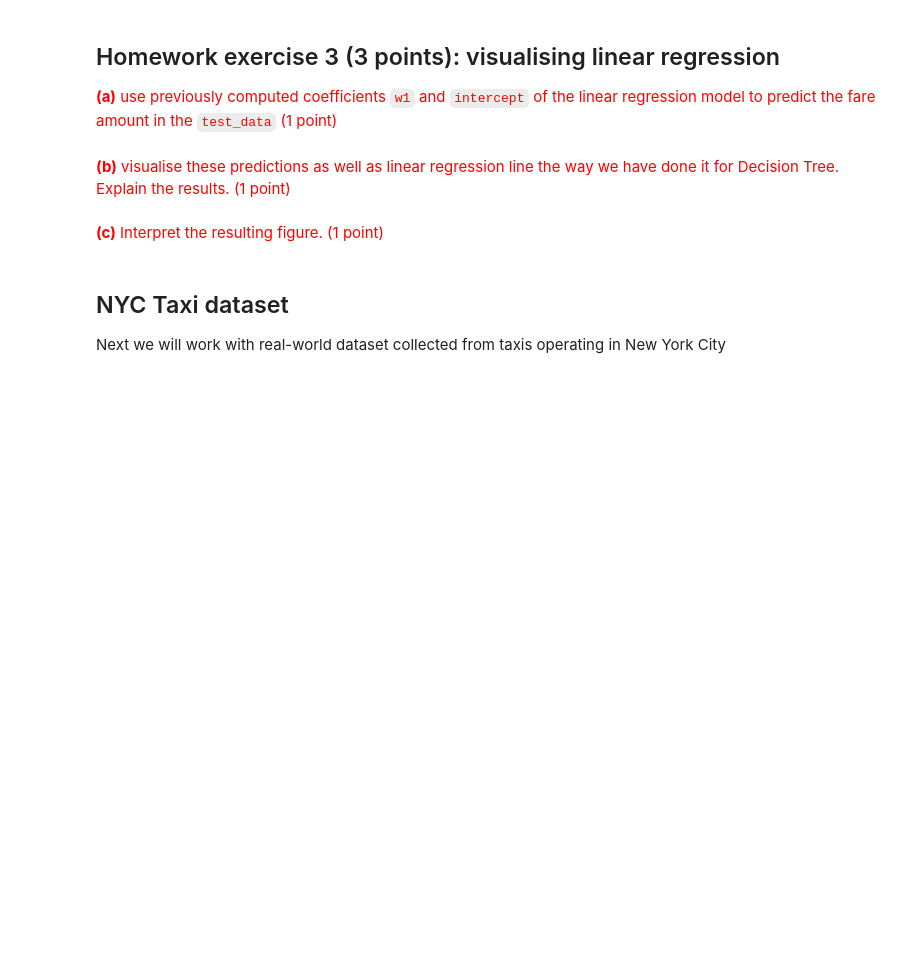
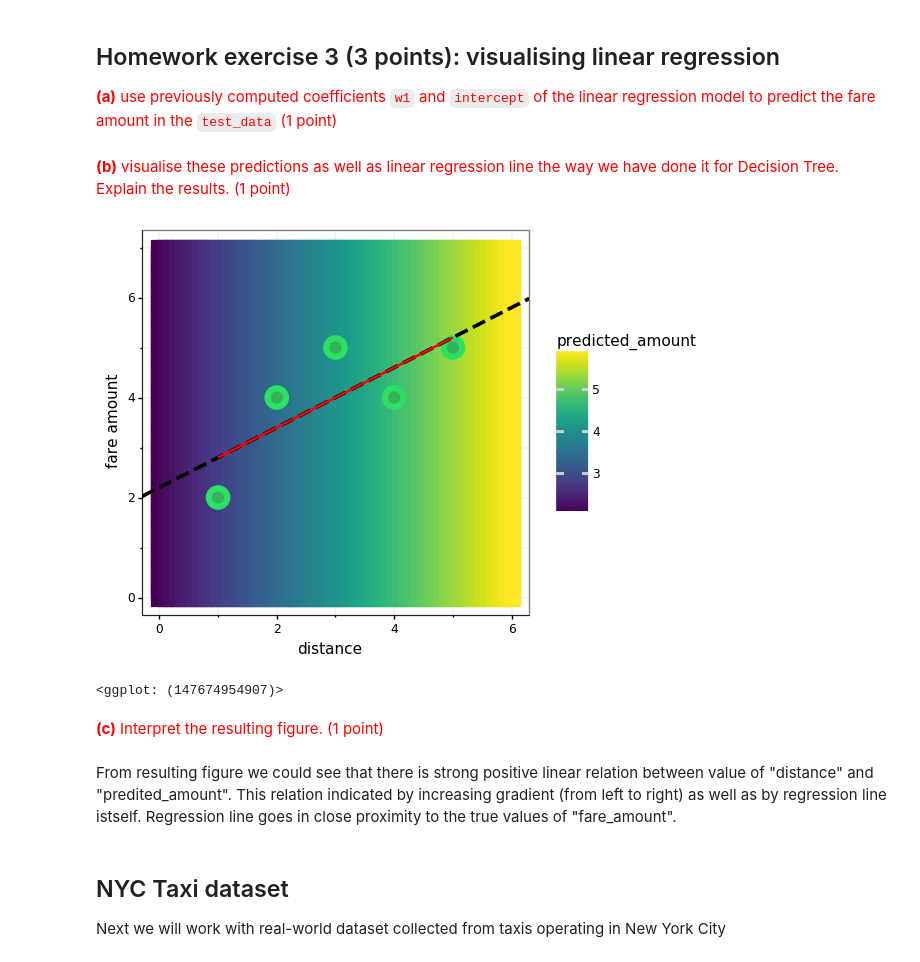
Before and after one commit to kai-wren/ML, a Jupyter notebook: Practice1_MM.ipynb, the cells around one changed output. Drawn from its saved outputs; the diff is of its cells as text; code cells hidden in the pictures; blank space fills up the shorter version.

```diff
--- a/Practice1_MM.ipynb
+++ b/Practice1_MM.ipynb
@@ -515,7 +531,7 @@ fig
 <font color='red'>**(a)** use previously computed coefficients `w1` and `intercept` of the linear regression model to predict the fare amount in the `test_data` (1 point)
 # %%
 ##### YOUR CODE STARTS #####
-test_data['predicted_amount'] = ...
+test_data['predicted_amount'] = intercept + test_data.distance*w1
 ##### YOUR CODE ENDS ##### (please do not delete this line)
 # %% [markdown]
 <font color='red'>**(b)** visualise these predictions as well as linear regression line the way we have done it for Decision Tree. Explain the results. (1 point)
@@ -527,6 +539,39 @@ fig =
+# %%
+##### YOUR CODE STARTS #####
+fig = (
+    ggplot(data = example_data,
+          mapping = aes(x = 'distance', y = 'fare_amount')) +
+    geom_point(data = test_data, mapping = aes(x = 'distance', y = 'fare_amount', size = 5.0, colour = 'predicted_amount'), shape = 's') +
+    geom_point(fill = '#36B059',
+               size = 5.0,
+               stroke = 2.5,
+               colour = '#2BE062',
+               shape = 'o') +
+    labs(
+        title ='',
+        x = 'distance',
+        y = 'fare amount',
+    ) +
+    xlim(0, 6) +
+    ylim(0, 7) +
+    theme_bw() +
+    theme(figure_size = (5, 5),
+          axis_line = element_line(size = 0.5, colour = "black"),
+          panel_grid_major = element_line(size = 0.05, colour = "black"),
+          panel_grid_minor = element_line(size = 0.05, colour = "black"),
+          axis_text = element_text(colour ='black')) +
+    guides(size = False)
+)
+fig+geom_abline(intercept = intercept, slope = w1, color="black", linetype="dashed", size=1.5) + geom_smooth(method = 'lm', se = False, colour = 'red')
+##### YOUR CODE ENDS ##### (please do not delete this line)
+# %% [output]
+[figure, added]
+<ggplot: (147674954907)>
 # %% [markdown]
 <font color='red'>**(c)** Interpret the resulting figure. (1 point)
 </font>
+# %% [markdown]
+From resulting figure we could see that there is strong positive linear relation between value of "distance" and "predited_amount". This relation indicated by increasing gradient (from left to right) as well as by regression line istself. Regression line goes in close proximity to the true values of "fare_amount".
 # %% [markdown]
 ## NYC Taxi dataset
 Next we will work with real-world dataset collected from taxis operating in New York City
```
Also changed, not shown: parts of 73 cells of this notebook.
